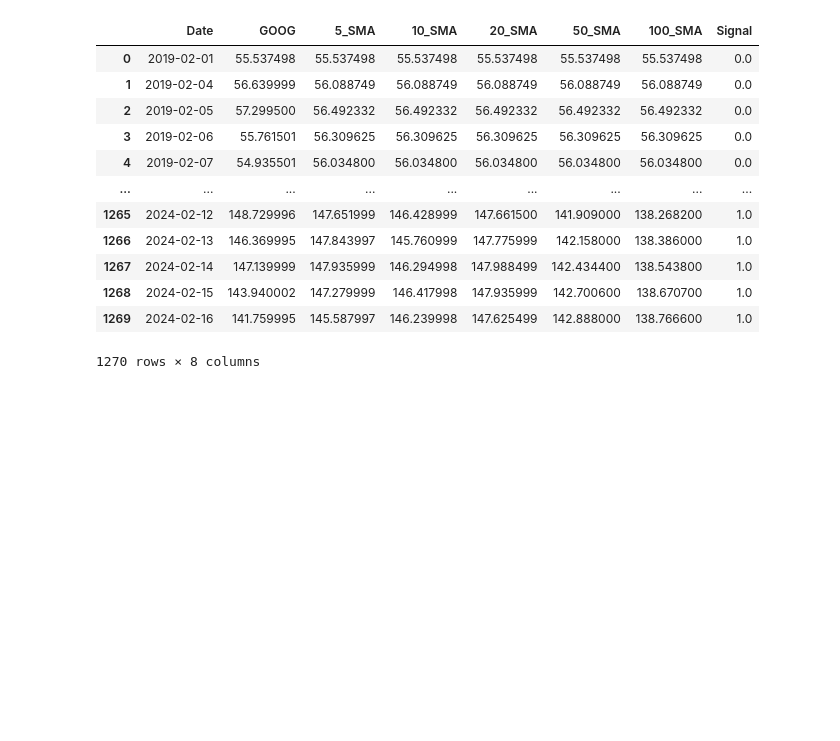
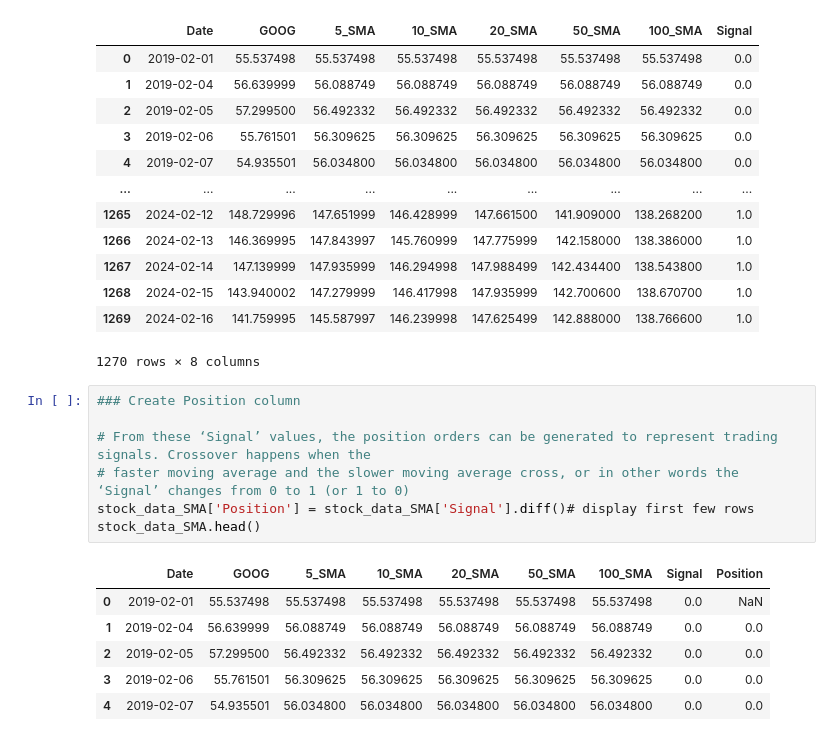
Before and after one commit to mburley127/Stock_Analysis, a Jupyter notebook: Moving_Average_Model/SMA_Signals.ipynb, the cells around one changed output. Cells and saved outputs as stored; diff of their text form; blank space fills up the shorter version.

Commit message:
Position col created

```diff
--- a/Moving_Average_Model/SMA_Signals.ipynb
+++ b/Moving_Average_Model/SMA_Signals.ipynb
@@ -121,3 +121,17 @@ stock_data_SMA
 | 1268 | 2024-02-15 | 143.940002 | 147.279999 | 146.417998 | 147.935999 | 142.700600 | 138.670700 | 1.0 |
 | 1269 | 2024-02-16 | 141.759995 | 145.587997 | 146.239998 | 147.625499 | 142.888000 | 138.766600 | 1.0 |
 1270 rows × 8 columns
+# %%
+### Create Position column
+
+# From these ‘Signal’ values, the position orders can be generated to represent trading signals. Crossover happens when the
+# faster moving average and the slower moving average cross, or in other words the ‘Signal’ changes from 0 to 1 (or 1 to 0)
+stock_data_SMA['Position'] = stock_data_SMA['Signal'].diff()# display first few rows
+stock_data_SMA.head()
+# %% [output]
+|  | Date | GOOG | 5_SMA | 10_SMA | 20_SMA | 50_SMA | 100_SMA | Signal | Position |
+| 0 | 2019-02-01 | 55.537498 | 55.537498 | 55.537498 | 55.537498 | 55.537498 | 55.537498 | 0.0 | NaN |
+| 1 | 2019-02-04 | 56.639999 | 56.088749 | 56.088749 | 56.088749 | 56.088749 | 56.088749 | 0.0 | 0.0 |
+| 2 | 2019-02-05 | 57.299500 | 56.492332 | 56.492332 | 56.492332 | 56.492332 | 56.492332 | 0.0 | 0.0 |
+| 3 | 2019-02-06 | 55.761501 | 56.309625 | 56.309625 | 56.309625 | 56.309625 | 56.309625 | 0.0 | 0.0 |
+| 4 | 2019-02-07 | 54.935501 | 56.034800 | 56.034800 | 56.034800 | 56.034800 | 56.034800 | 0.0 | 0.0 |
```
